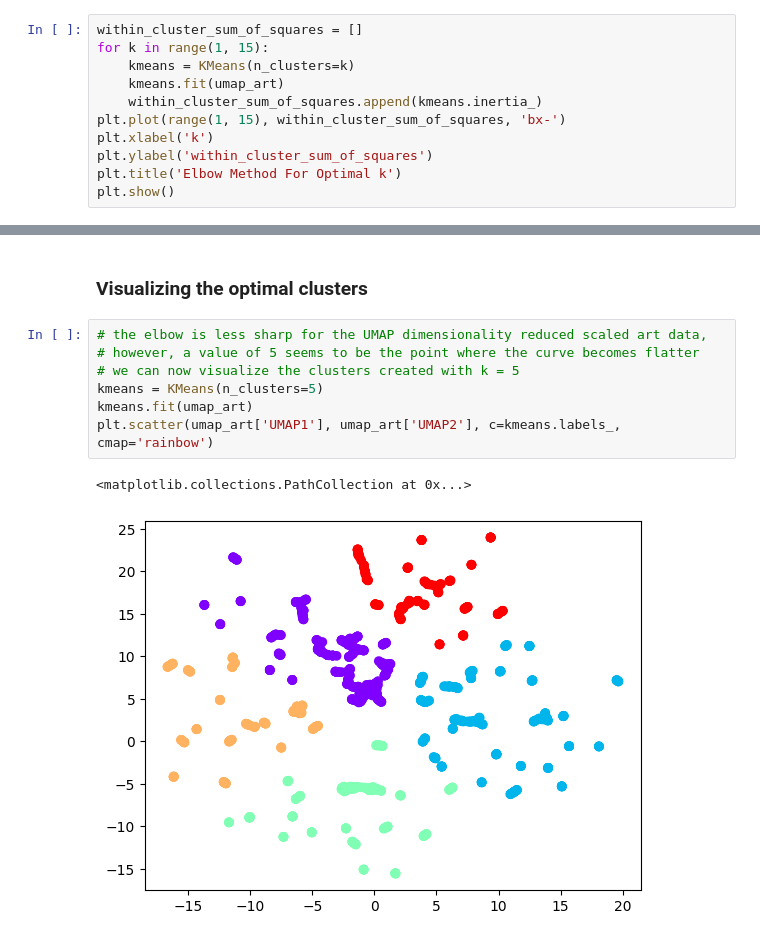
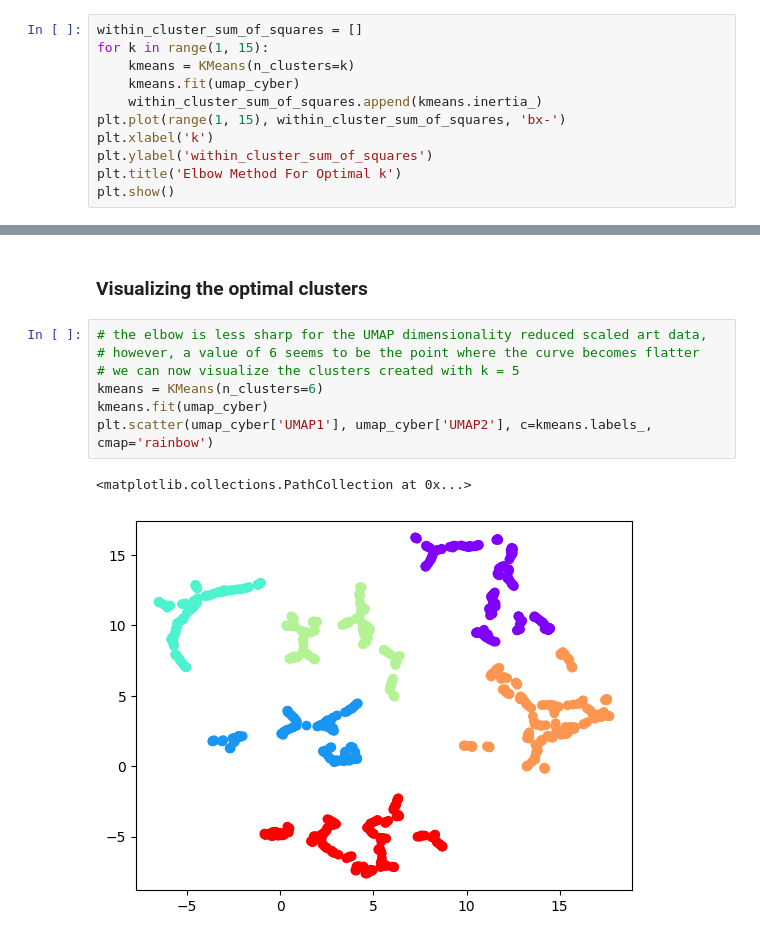
Before and after one commit to Bryan-Az/Dimensionality_Reduction, a Jupyter notebook: DimensionalityReduction_Clustering.ipynb, the cells around one changed output, grey strips where cells are left out. Cells and saved outputs as stored; diff of their text form.

Commit message:
* clustered w/ cyber

```diff
--- a/DimensionalityReduction_Clustering.ipynb
+++ b/DimensionalityReduction_Clustering.ipynb
@@ -77,7 +77,7 @@ plt.scatter(tsne_art['t-SNE1'], tsne_art['t-SNE2'], c=kmeans.labels_, cmap='rain
 within_cluster_sum_of_squares = []
 for k in range(1, 15):
     kmeans = KMeans(n_clusters=k)
-    kmeans.fit(umap_art)
+    kmeans.fit(umap_cyber)
     within_cluster_sum_of_squares.append(kmeans.inertia_)
 plt.plot(range(1, 15), within_cluster_sum_of_squares, 'bx-')
 plt.xlabel('k')
@@ -90,11 +90,11 @@ plt.show()
 ### Visualizing the optimal clusters
 # %%
 # the elbow is less sharp for the UMAP dimensionality reduced scaled art data,
-# however, a value of 5 seems to be the point where the curve becomes flatter
+# however, a value of 6 seems to be the point where the curve becomes flatter
 # we can now visualize the clusters created with k = 5
-kmeans = KMeans(n_clusters=5)
-kmeans.fit(umap_art)
-plt.scatter(umap_art['UMAP1'], umap_art['UMAP2'], c=kmeans.labels_, cmap='rainbow')
+kmeans = KMeans(n_clusters=6)
+kmeans.fit(umap_cyber)
+plt.scatter(umap_cyber['UMAP1'], umap_cyber['UMAP2'], c=kmeans.labels_, cmap='rainbow')
 # %% [output]
 <matplotlib.collections.PathCollection at 0x...>
-[figure, old version]
+[figure, new version]
```
Also changed, not shown: parts of 2 cells of this notebook.
